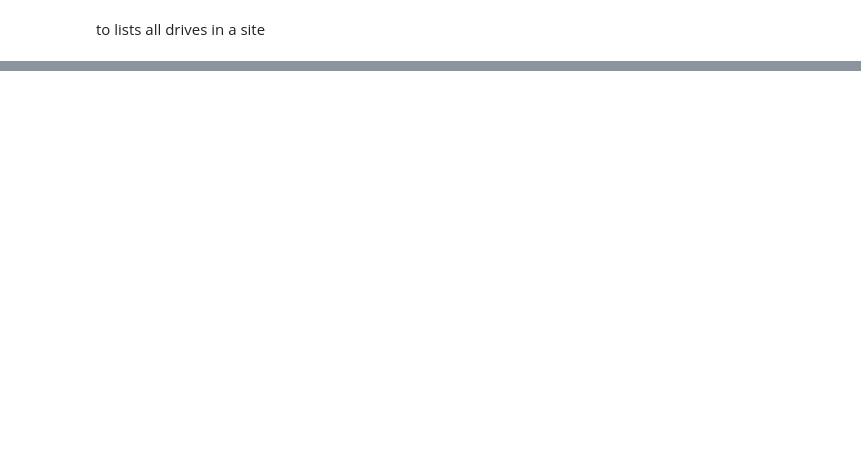
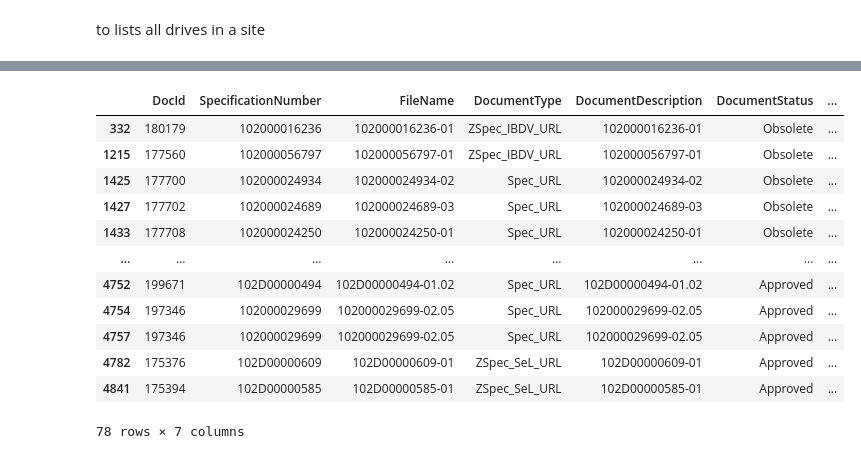
Before and after one commit to MyadamRahul41/veeva-D365, a Jupyter notebook: veeva_d365.ipynb, the cells around one changed output, grey strips where cells are left out. Saved outputs shown, nothing was run; the diff lists cells and outputs as text; code cells hidden in the pictures; blank space fills up the shorter version.

```diff
--- a/veeva_d365.ipynb
+++ b/veeva_d365.ipynb
@@ -168,5 +274,9 @@ print(meta_data_df.head())
 # %%
 merge_df = pd.merge(document_df,meta_data_df,on='id',how='left')
-merge_df = merge_df[['SpecificationNumber','filename','DocumentType','DocumentDescription','DocumentStatus','webUrl']]
-merge_df.rename(columns={'filename': 'FileName', 'webUrl': 'Document URL'}, inplace=True)
-merge_df.to_excel('SharepointLinkUpdateUAT.xlsx',index=False)
+# %%
+merge_df = merge_df[['DocId','SpecificationNumber','filename','DocumentType','DocumentDescription','DocumentStatus','webUrl','Modified','Created']]
+merge_df.rename(columns={'filename': 'FileName', 'webUrl': 'Document URL'}, inplace=True)
+# merge_df.to_excel('SharepointLinkUpdateUAT.xlsx',index=False)
+# %%
+merge_df['Modified'] = pd.to_datetime(merge_df['Modified'], utc=True)
+merge_df['Created'] = pd.to_datetime(merge_df['Created'], utc=True)
@@ -172,0 +285,18 @@ merge_df.to_excel('SharepointLinkUpdateUAT.xlsx',index=False)
+# %%
+duplicates = merge_df[merge_df['DocId'].duplicated(keep=False)]
+# duplicates.to_csv("duplicates.csv",index=False)
+duplicates
+# %% [output]
+|  | DocId | SpecificationNumber | FileName | DocumentType | DocumentDescription | DocumentStatus | ... |
+| 332 | 180179 | 102000016236 | 102000016236-01 | ZSpec_IBDV_URL | 102000016236-01 | Obsolete | ... |
+| 1215 | 177560 | 102000056797 | 102000056797-01 | ZSpec_IBDV_URL | 102000056797-01 | Obsolete | ... |
+| 1425 | 177700 | 102000024934 | 102000024934-02 | Spec_URL | 102000024934-02 | Obsolete | ... |
+| 1427 | 177702 | 102000024689 | 102000024689-03 | Spec_URL | 102000024689-03 | Obsolete | ... |
+| 1433 | 177708 | 102000024250 | 102000024250-01 | Spec_URL | 102000024250-01 | Obsolete | ... |
+| ... | ... | ... | ... | ... | ... | ... | ... |
+| 4752 | 199671 | 102D00000494 | 102D00000494-01.02 | Spec_URL | 102D00000494-01.02 | Approved | ... |
+| 4754 | 197346 | 102000029699 | 102000029699-02.05 | Spec_URL | 102000029699-02.05 | Approved | ... |
+| 4757 | 197346 | 102000029699 | 102000029699-02.05 | Spec_URL | 102000029699-02.05 | Approved | ... |
+| 4782 | 175376 | 102D00000609 | 102D00000609-01 | ZSpec_SeL_URL | 102D00000609-01 | Approved | ... |
+| 4841 | 175394 | 102D00000585 | 102D00000585-01 | ZSpec_SeL_URL | 102D00000585-01 | Approved | ... |
+78 rows × 7 columns
```
Also changed, not shown: parts of 21 cells of this notebook, 9 other files.
